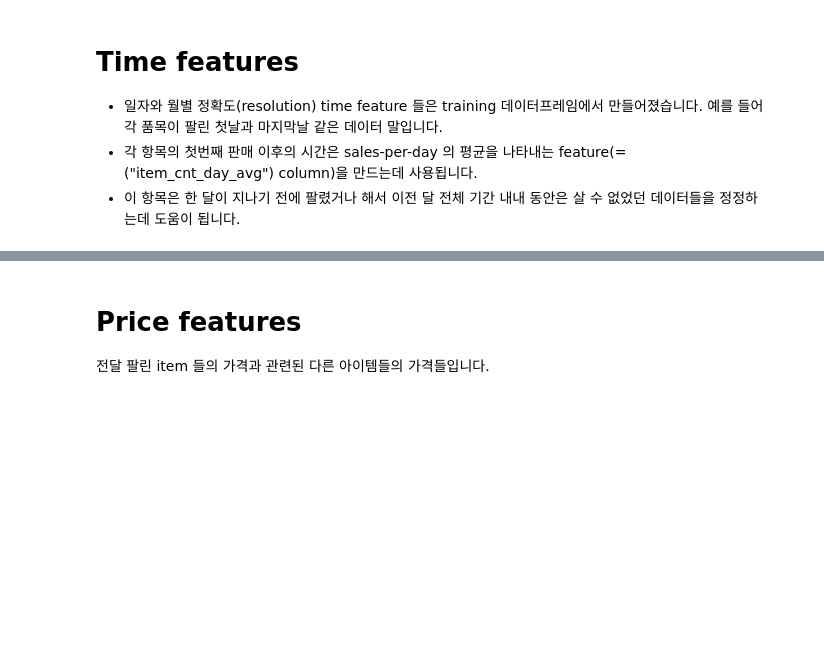
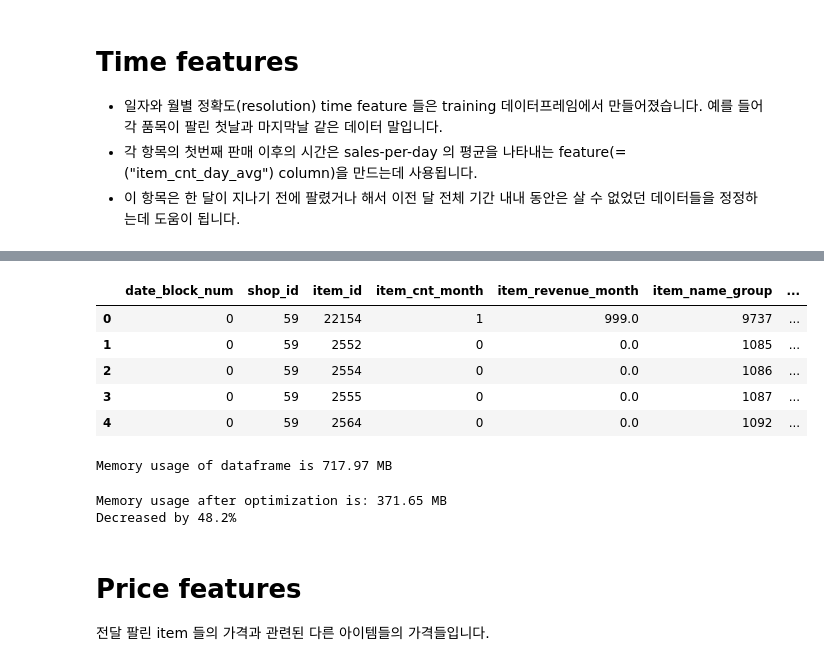
Before and after one commit to KO-JUNSUNG/TIL, a Jupyter notebook: kaggle/predict-future-sales.ipynb, the cells around one changed output, grey strips where cells are left out. Drawn from its saved outputs; the diff is of its cells as text; code cells hidden in the pictures; blank space fills up the shorter version.

```diff
--- a/kaggle/predict-future-sales.ipynb
+++ b/kaggle/predict-future-sales.ipynb
@@ -501,3 +646,18 @@ print("Time features created")
+# %%
+matrix.head()
+# %% [output]
+|  | date_block_num | shop_id | item_id | item_cnt_month | item_revenue_month | item_name_group | ... |
+| 0 | 0 | 59 | 22154 | 1 | 999.0 | 9737 | ... |
+| 1 | 0 | 59 | 2552 | 0 | 0.0 | 1085 | ... |
+| 2 | 0 | 59 | 2554 | 0 | 0.0 | 1086 | ... |
+| 3 | 0 | 59 | 2555 | 0 | 0.0 | 1087 | ... |
+| 4 | 0 | 59 | 2564 | 0 | 0.0 | 1092 | ... |
+# %%
+matrix = reduce_mem_usage(matrix, silent=False)
+# %% [output]
+Memory usage of dataframe is 717.97 MB
+Memory usage after optimization is: 371.65 MB
+Decreased by 48.2%
 # %% [markdown]
 # Price features
 전달 팔린 item 들의 가격과 관련된 다른 아이템들의 가격들입니다.
```
Also changed, not shown: parts of 42 cells of this notebook, 6 other files.
